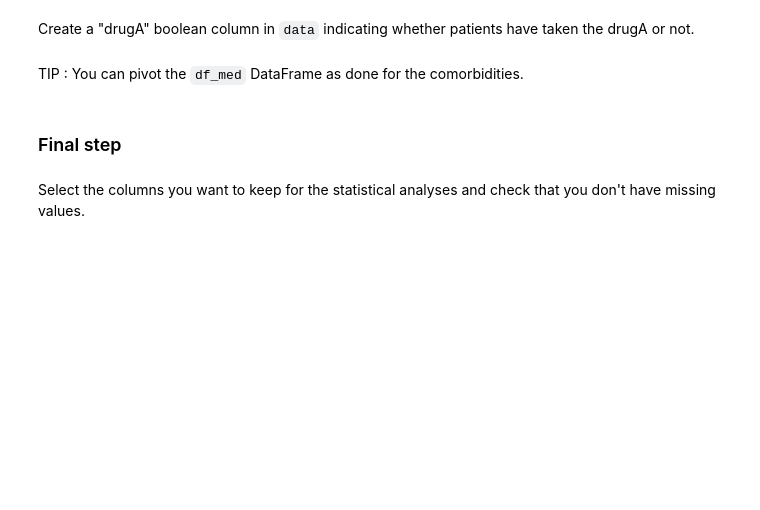
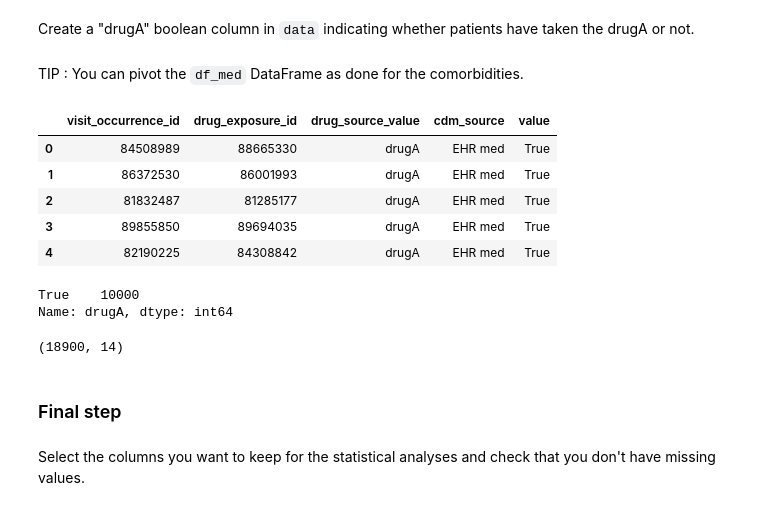
Before and after one commit to JCharline/ei_cs_2023, a Jupyter notebook: exercises/exercise4/ex4_enonce_partial_solution.ipynb, the cells around one changed output. Drawn from its saved outputs; the diff is of its cells as text; code cells hidden in the pictures; blank space fills up the shorter version.

```diff
--- a/exercises/exercise4/ex4_enonce_partial_solution.ipynb
+++ b/exercises/exercise4/ex4_enonce_partial_solution.ipynb
@@ -284,0 +315,9 @@ med_processed = #TODO
+# %%
+df_med.head()
+# %% [output]
+|  | visit_occurrence_id | drug_exposure_id | drug_source_value | cdm_source | value |
+| 0 | 84508989 | 88665330 | drugA | EHR med | True |
+| 1 | 86372530 | 86001993 | drugA | EHR med | True |
+| 2 | 81832487 | 81285177 | drugA | EHR med | True |
+| 3 | 89855850 | 89694035 | drugA | EHR med | True |
+| 4 | 82190225 | 84308842 | drugA | EHR med | True |
@@ -285,2 +326,9 @@ med_processed = #TODO
+# %%
+med_processed.drugA.value_counts()
+# %% [output]
+True    10000
+Name: drugA, dtype: int64
 # %%
-data = #TODO
+data.shape
+# %% [output]
+(18900, 14)
```
Also changed, not shown: parts of 24 cells of this notebook.
